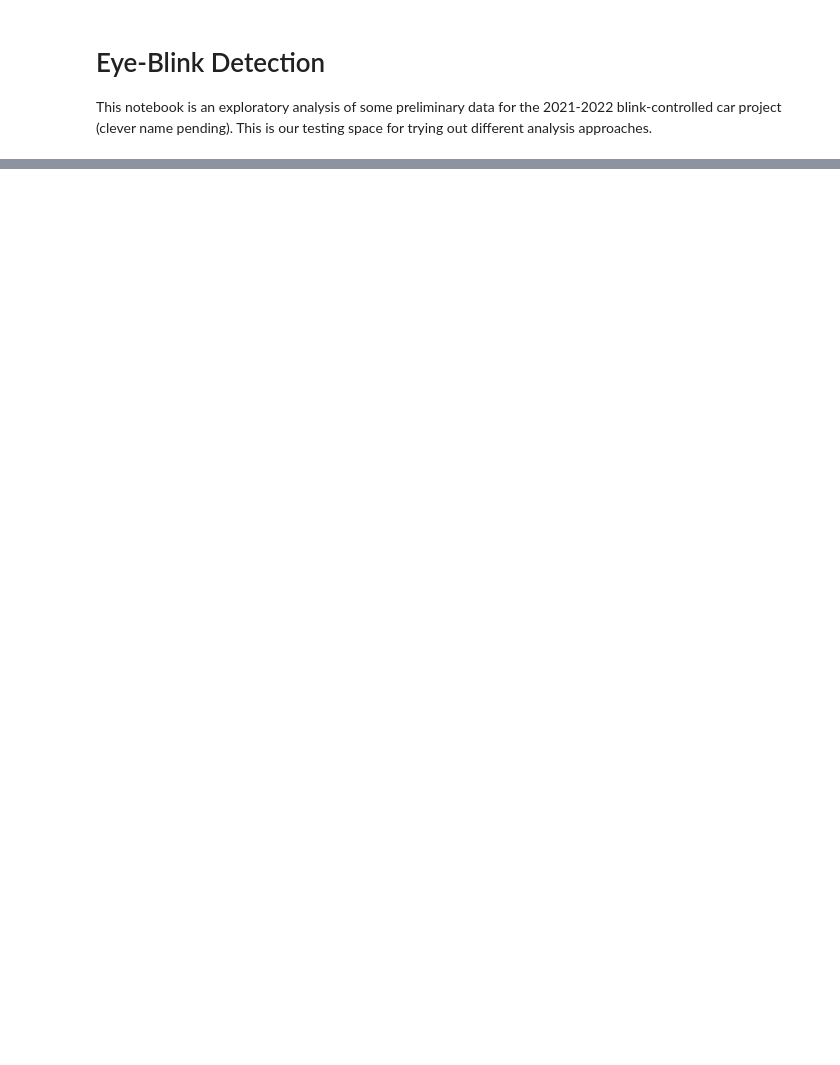
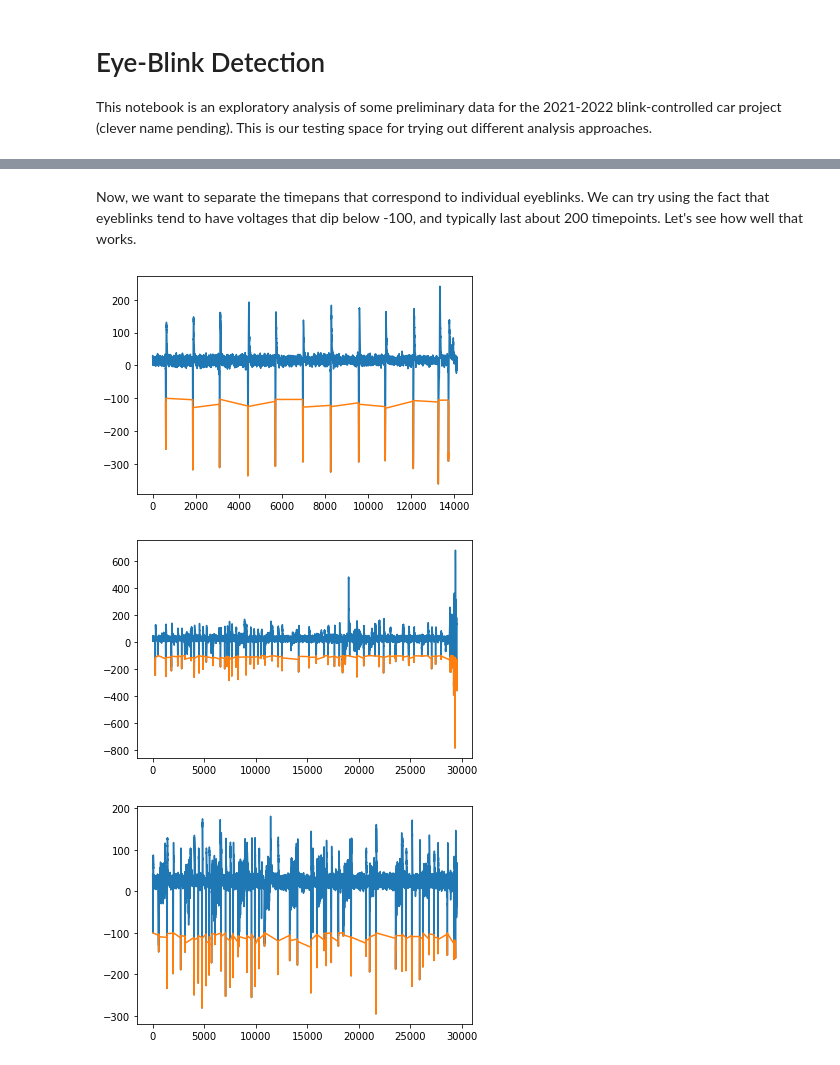
Before and after one commit to MACtion-Potential/weeping-angel, a Jupyter notebook: EyeBlink_Detection.ipynb, the cells around one changed output, grey strips where cells are left out. Saved outputs shown, nothing was run; the diff lists cells and outputs as text; code cells hidden in the pictures; blank space fills up the shorter version.

Commit message:
Added most recent version of Eyeblink detection notebook

```diff
--- a/EyeBlink_Detection.ipynb
+++ b/EyeBlink_Detection.ipynb
@@ -11,10 +24,13 @@ The data consists of three files:
 # %%
-# Load in the data
+# Load in the data as pandas dataframes
 import pandas as pd
+# Keep a dictionary so we can index each dataset by name
 raw_recordings = {"Normal_Blinks": pd.read_csv("Blinks_60s_BlinkEvery5s.csv"),
                 "Driving_Left": pd.read_csv("DrivingBlinksLeftEye_120s_BlinkEvery10sFor2s.csv"),
                 "Driving_Right": pd.read_csv("DrivingBlinksRightEye_120s_BlinkEvery10sFor2s.csv")}
-print(raw_recordings["Normal_Blinks"].head())
+# Print the head of the dataframes so we can verify that it imported properly
+for key in raw_recordings.keys():
+    print(raw_recordings[key].head())
 # %% [output]
    timestamps     TP9     AF7     AF8    TP10  Right AUX
 0  1635968532   3.418  36.621  33.691  24.902     61.035
@@ -24,0 +53,22 @@ print(raw_recordings["Normal_Blinks"].head())
+# %% [markdown]
+Now, we want to separate the timepans that correspond to individual eyeblinks. We can try using the fact that eyeblinks tend to have voltages that dip below -100, and typically last about 200 timepoints. Let's see how well that works.
+# %%
+# Import matplotlib.pytplot for plotting
+import matplotlib.pyplot as plt
+# Import for manipulating arrays
+import numpy as np
+
+# The start and stop indices of the first blink for each dataset
+eyeblink_discrimination_voltage = -100
+eyeblink_discrimination_channel = "TP10"
+
+# For each dataset, locate the eyeblinks
+for key, dataset in raw_recordings.items():
+    blink_locations = np.where(dataset[eyeblink_discrimination_channel] < eyeblink_discrimination_voltage)
+    plt.plot(dataset[eyeblink_discrimination_channel])
+    plt.plot(dataset[eyeblink_discrimination_channel][blink_locations[0]])
+    plt.show()
+# %% [output]
+[figure, added]
+[figure, added]
+[figure, added]
```
Also changed, not shown: parts of 12 cells of this notebook.
